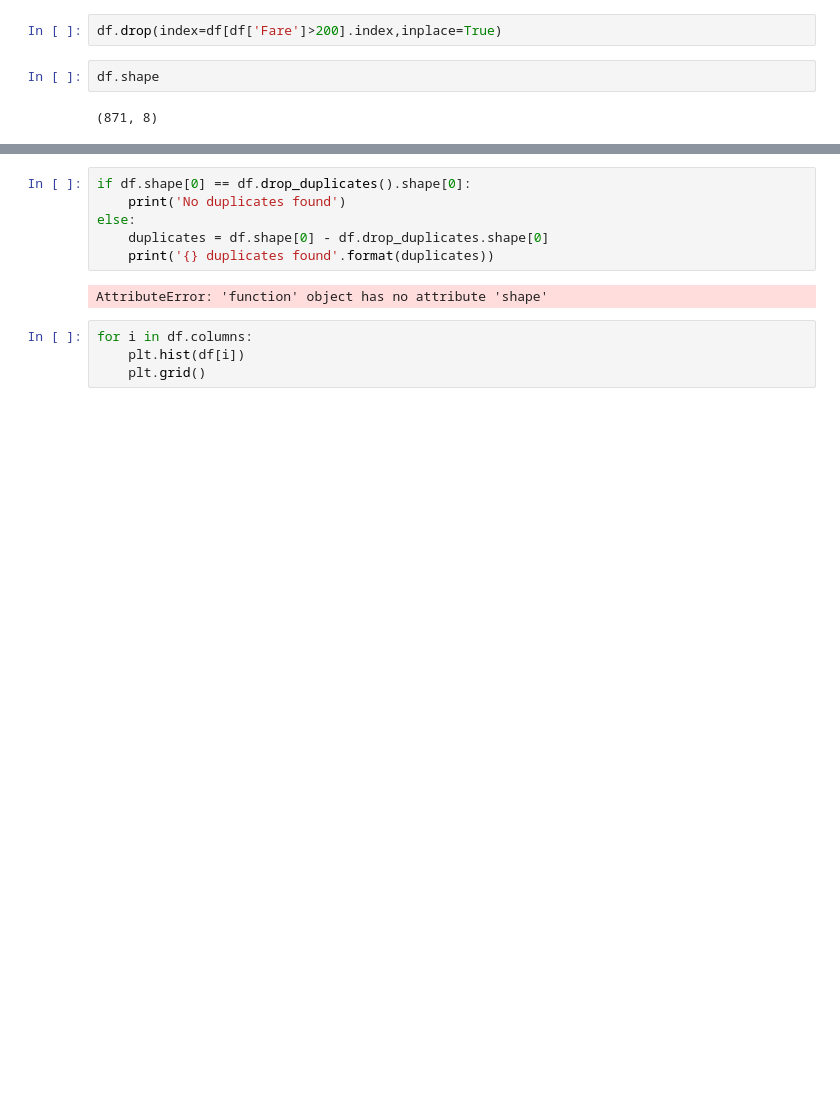
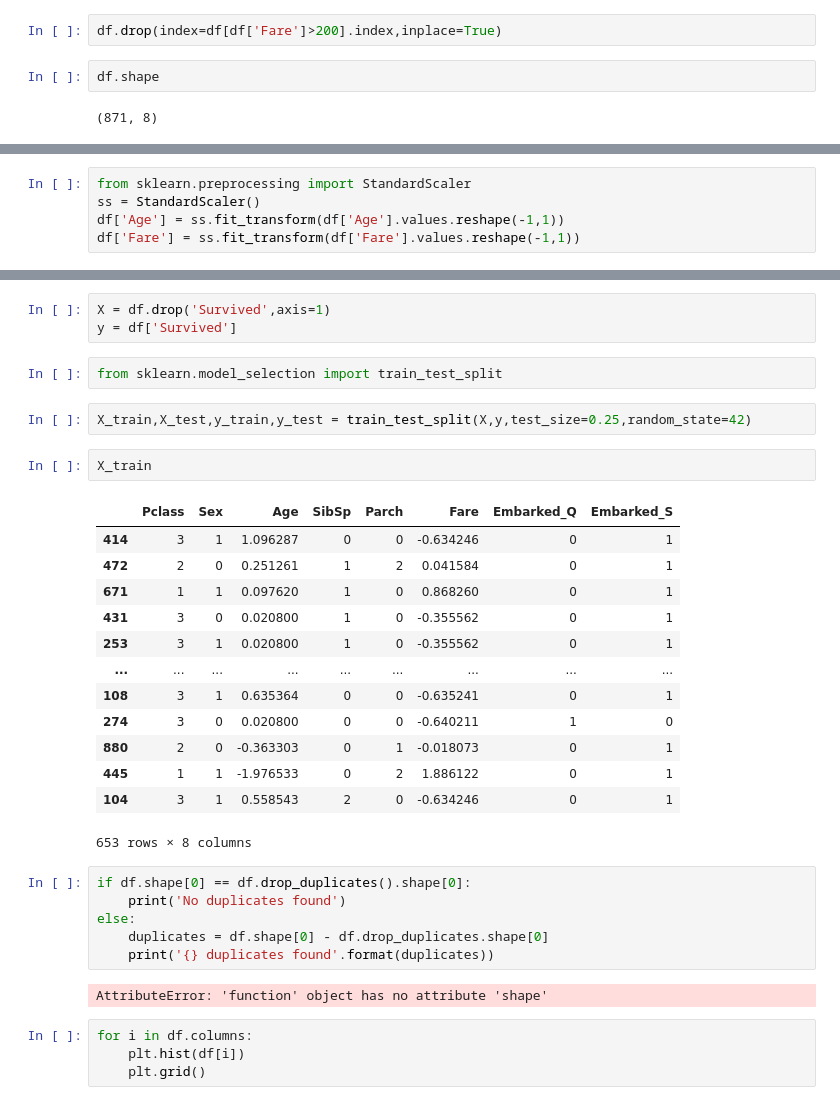
Before and after one commit to nikunjprajapati22/Scaler_Hackathon, a Jupyter notebook: Titanic_Scaler_Hackathon.ipynb, the cells around one changed output, grey strips where cells are left out. Cells and saved outputs as stored; diff of their text form; blank space fills up the shorter version.

Commit message:
Modelling is going ON

```diff
--- a/Titanic_Scaler_Hackathon.ipynb
+++ b/Titanic_Scaler_Hackathon.ipynb
@@ -370,0 +422,5 @@ df.shape
+# %%
+from sklearn.preprocessing import StandardScaler
+ss = StandardScaler()
+df['Age'] = ss.fit_transform(df['Age'].values.reshape(-1,1))
+df['Fare'] = ss.fit_transform(df['Fare'].values.reshape(-1,1))
@@ -371,3 +436,26 @@ df.shape
+# %%
+X = df.drop('Survived',axis=1)
+y = df['Survived']
+# %%
+from sklearn.model_selection import train_test_split
+# %%
+X_train,X_test,y_train,y_test = train_test_split(X,y,test_size=0.25,random_state=42)
+# %%
+X_train
+# %% [output]
+|  | Pclass | Sex | Age | SibSp | Parch | Fare | Embarked_Q | Embarked_S |
+| 414 | 3 | 1 | 1.096287 | 0 | 0 | -0.634246 | 0 | 1 |
+| 472 | 2 | 0 | 0.251261 | 1 | 2 | 0.041584 | 0 | 1 |
+| 671 | 1 | 1 | 0.097620 | 1 | 0 | 0.868260 | 0 | 1 |
+| 431 | 3 | 0 | 0.020800 | 1 | 0 | -0.355562 | 0 | 1 |
+| 253 | 3 | 1 | 0.020800 | 1 | 0 | -0.355562 | 0 | 1 |
+| ... | ... | ... | ... | ... | ... | ... | ... | ... |
+| 108 | 3 | 1 | 0.635364 | 0 | 0 | -0.635241 | 0 | 1 |
+| 274 | 3 | 0 | 0.020800 | 0 | 0 | -0.640211 | 1 | 0 |
+| 880 | 2 | 0 | -0.363303 | 0 | 1 | -0.018073 | 0 | 1 |
+| 445 | 1 | 1 | -1.976533 | 0 | 2 | 1.886122 | 0 | 1 |
+| 104 | 3 | 1 | 0.558543 | 2 | 0 | -0.634246 | 0 | 1 |
+653 rows × 8 columns
 # %%
 if df.shape[0] == df.drop_duplicates().shape[0]:
     print('No duplicates found')
```
Also changed, not shown: parts of 6 cells of this notebook.
